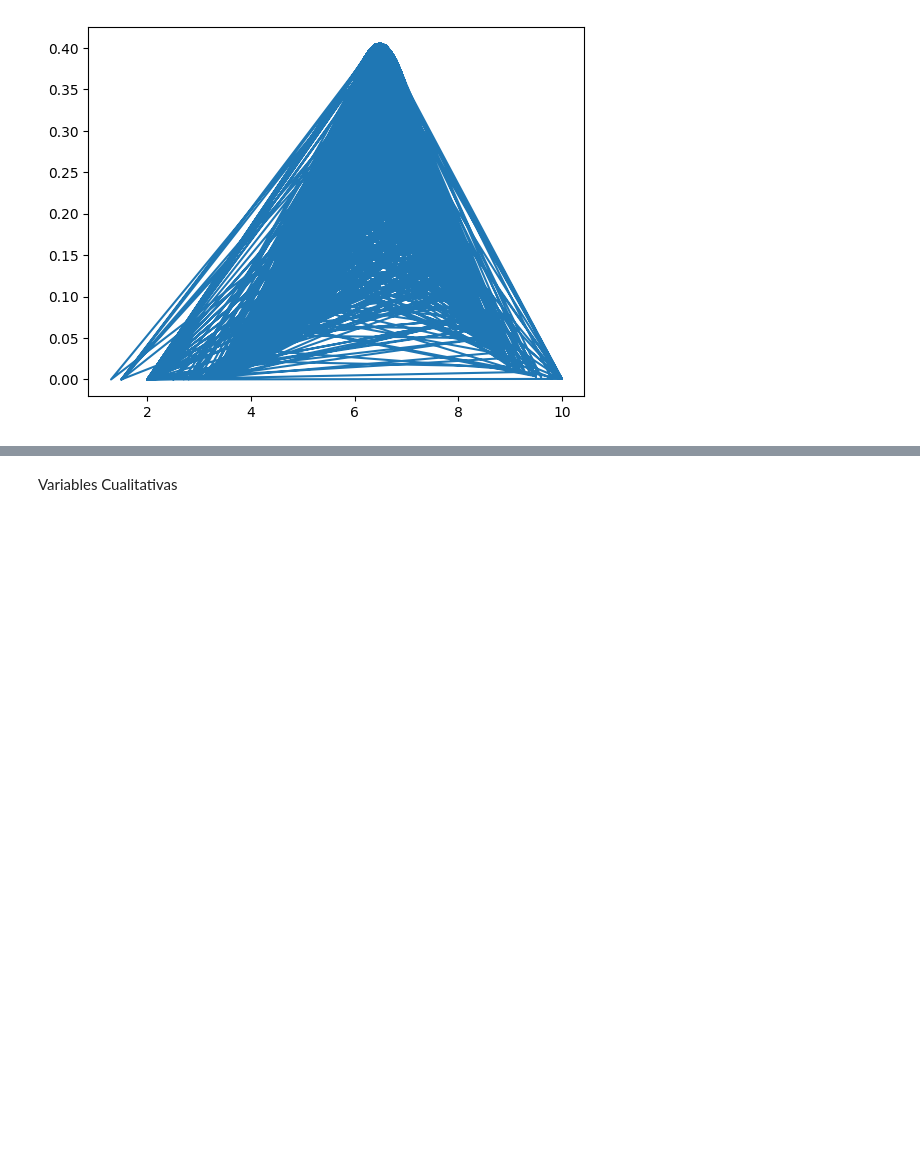
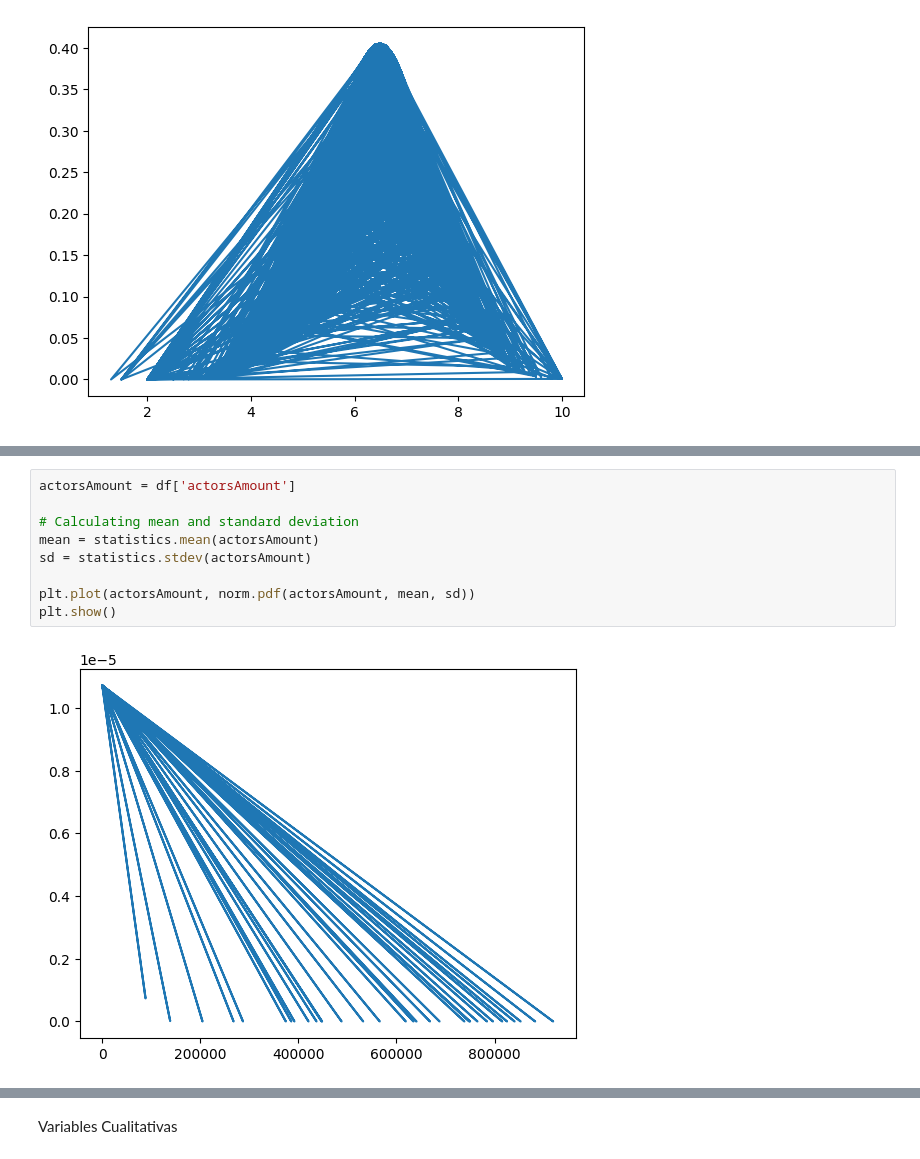
Before and after one commit to estebandonis/HT1-MineriadeDatos, a Jupyter notebook: ht1.ipynb, the cells around one changed output, grey strips where cells are left out. Drawn from its saved outputs; the diff is of its cells as text; blank space fills up the shorter version.

```diff
--- a/ht1.ipynb
+++ b/ht1.ipynb
@@ -173,0 +209,11 @@ plt.show()
+# %%
+actorsAmount = df['actorsAmount']
+
+# Calculating mean and standard deviation
+mean = statistics.mean(actorsAmount)
+sd = statistics.stdev(actorsAmount)
+
+plt.plot(actorsAmount, norm.pdf(actorsAmount, mean, sd))
+plt.show()
+# %% [output]
+[figure, added]
```
Also changed, not shown: parts of 18 cells of this notebook.
